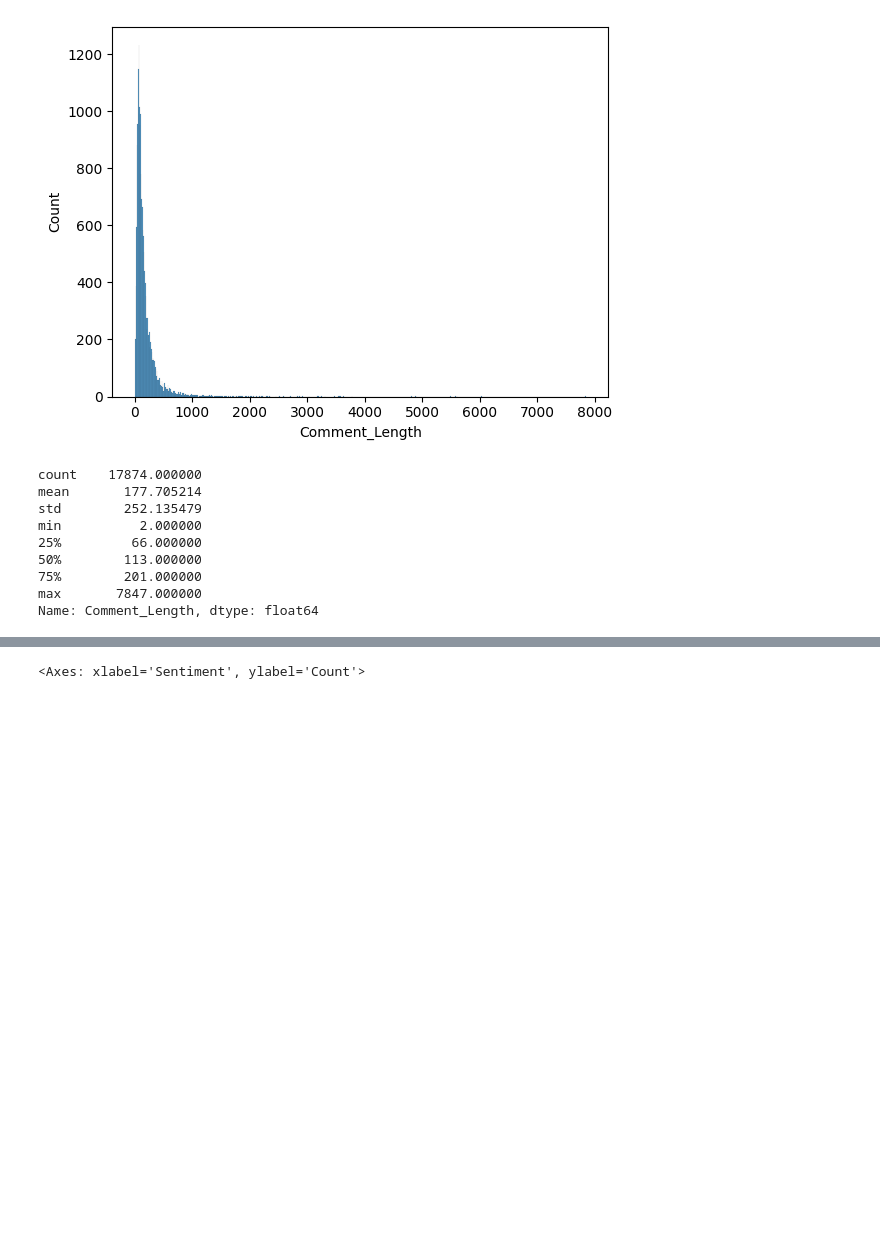
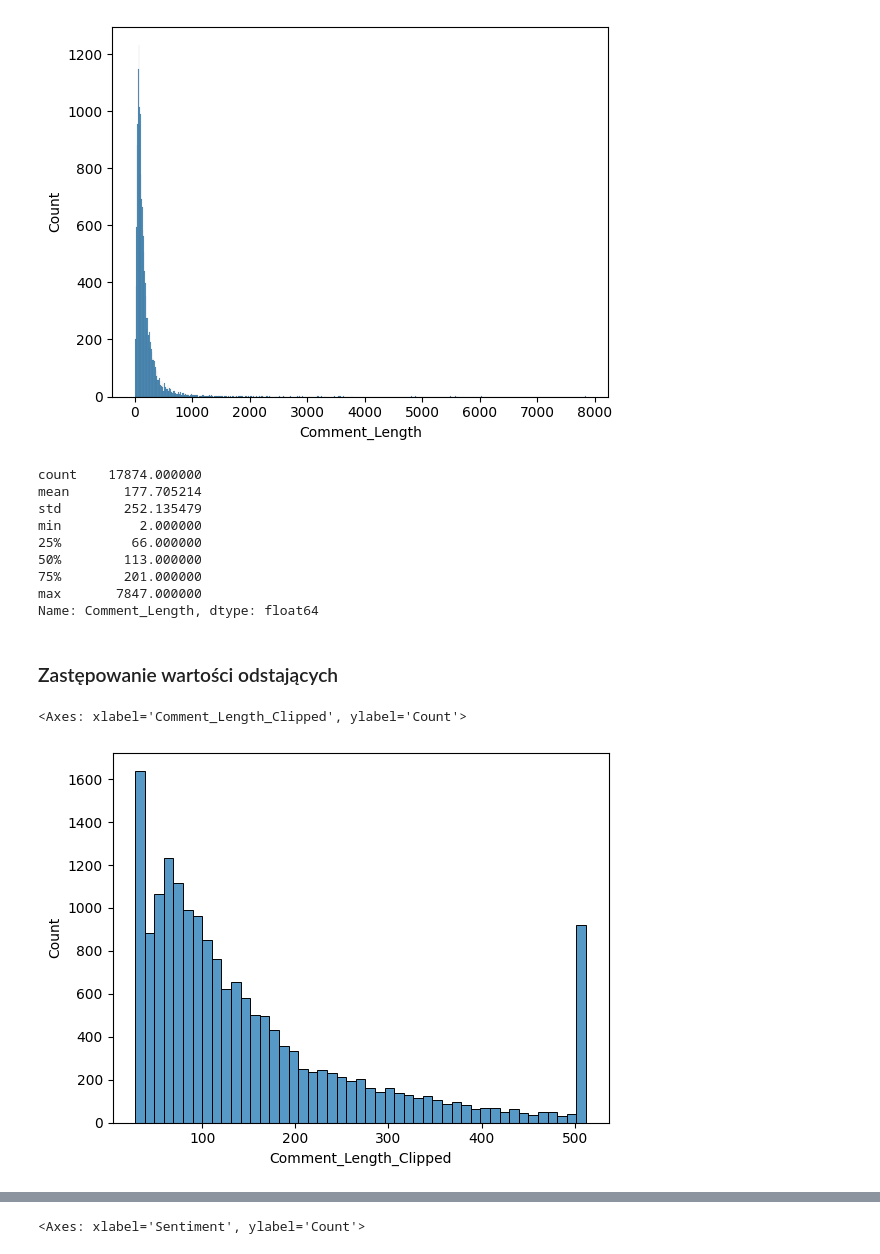
Before and after one commit to sirkoliliana/YouTubeCommentsClassification, a Jupyter notebook: budowa_1_1_3.ipynb, the cells around one changed output, grey strips where cells are left out. Drawn from its saved outputs; the diff is of its cells as text; code cells hidden in the pictures; blank space fills up the shorter version.

```diff
--- a/budowa_1_1_3.ipynb
+++ b/budowa_1_1_3.ipynb
@@ -295,3 +347,17 @@ min          2.000000
 75%        201.000000
 max       7847.000000
 Name: Comment_Length, dtype: float64
+# %% [markdown]
+### Zastępowanie wartości odstających
+# %%
+upper_lim = df['Comment_Length'].quantile(.95)
+lower_lim = df['Comment_Length'].quantile(.05)
+
+# Tworzenie nowej kolumny z obciętymi wartościami
+df['Comment_Length_Clipped'] = df['Comment_Length'].clip(lower=lower_lim, upper=upper_lim)
+
+
+sns.histplot(df['Comment_Length_Clipped'])
+# %% [output]
+<Axes: xlabel='Comment_Length_Clipped', ylabel='Count'>
+[figure, added]
```
Also changed, not shown: parts of 21 cells of this notebook.
